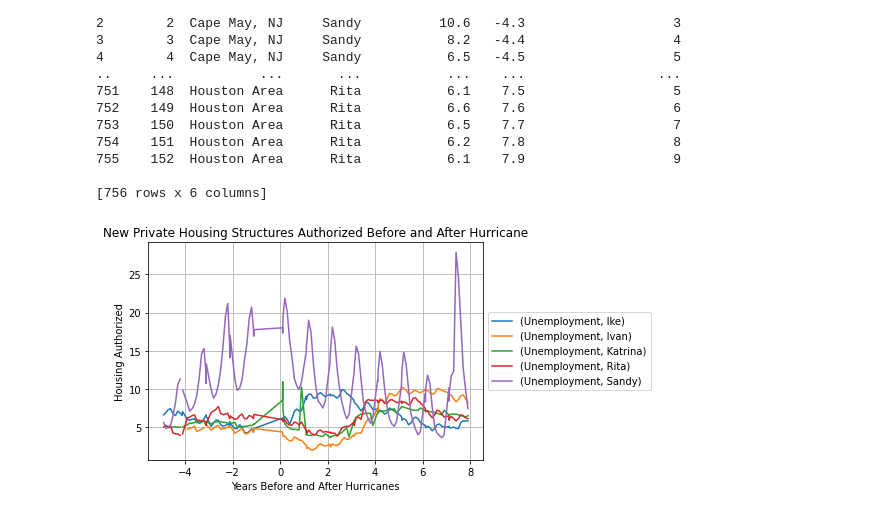
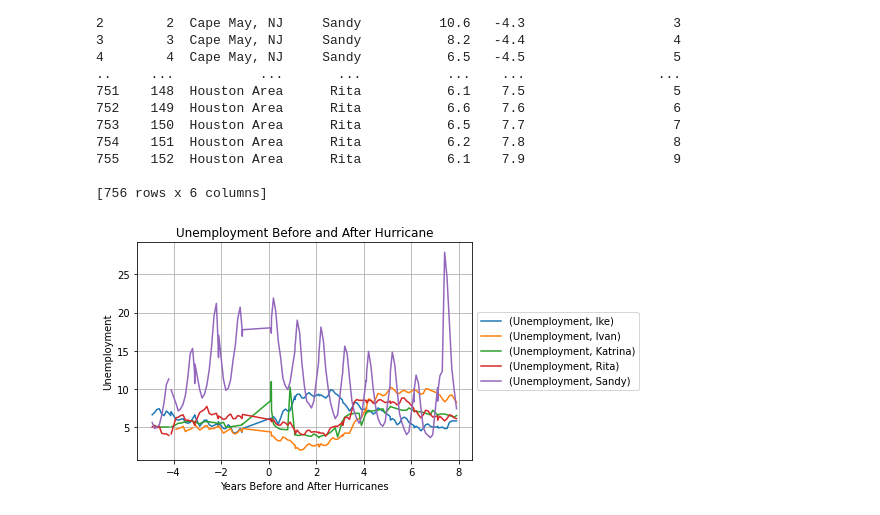
Before and after one commit to mchrzanowski27/Project1, a Jupyter notebook: Unemployment Graph.ipynb, the cells around one changed output. Cells and saved outputs as stored; diff of their text form; code cells hidden in the pictures.

Commit message:
Unemployment graph fix

```diff
--- a/Unemployment Graph.ipynb
+++ b/Unemployment Graph.ipynb
@@ -81,11 +81,11 @@ Unemp_merge_df=Unemp_merge_df.pivot_table( values =['Unemployment'], index=['Del
 # auth_merge_df.head()
 # %%
 Unemp_merge_df.plot(x = 'Delta')
-plt.title('New Private Housing Structures Authorized Before and After Hurricane')
+plt.title('Unemployment Before and After Hurricane')
 plt.xlabel('Years Before and After Hurricanes')
-plt.ylabel('Housing Authorized')
+plt.ylabel('Unemployment')
 plt.legend(loc='center left', bbox_to_anchor=(1.0, 0.5))
 plt.grid()
-plt.savefig('./Graphs/HousingAuthGraph.png')
+plt.savefig('./Graphs/UnemploymentGraph.png')
 # %% [output]
-[figure, old version]
+[figure, new version]
```
Also changed, not shown: 1 other file.
